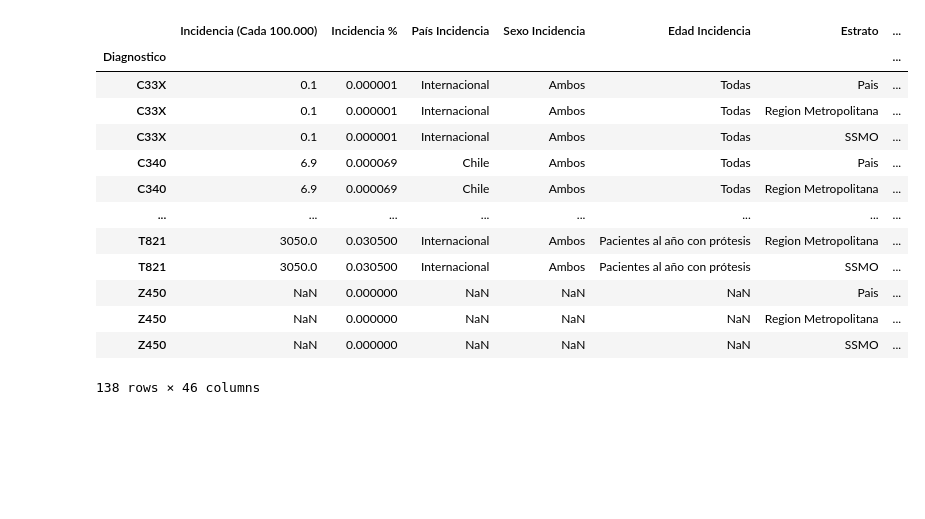
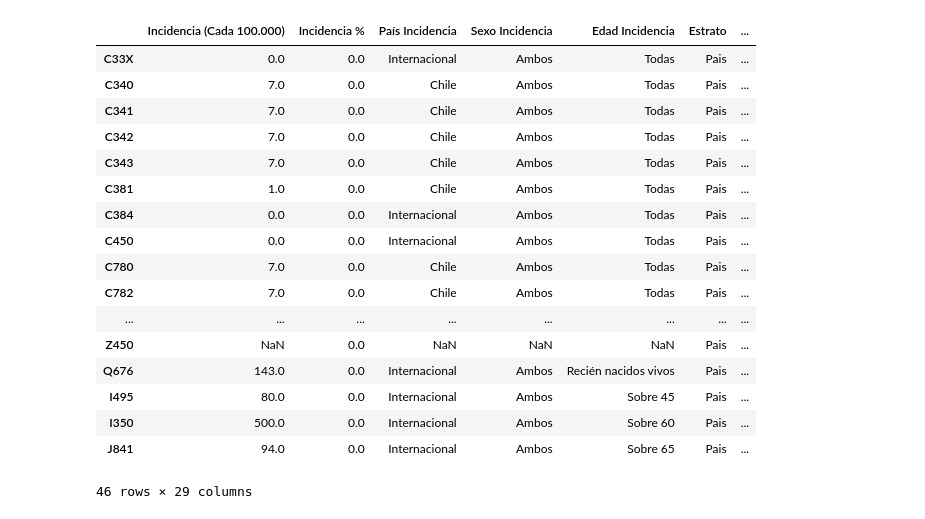
Before and after one commit to JavierRojas14/proyeccion-int, a Jupyter notebook: notebooks/3.0-jrb-forecasting-with-theoretical-demand.ipynb, the cells around one changed output. Cells and saved outputs as stored; diff of their text form; code cells hidden in the pictures; blank space fills up the shorter version.

Commit message:
Filtra periodos de analisis egresos pais e int

```diff
--- a/notebooks/3.0-jrb-forecasting-with-theoretical-demand.ipynb
+++ b/notebooks/3.0-jrb-forecasting-with-theoretical-demand.ipynb
@@ -22,6 +22,7 @@ plt.rcParams["figure.figsize"] = (12, 6)
 # %%
 poblacion_teorica = pd.read_excel("../data/processed/proyeccion_problemas_de_salud.xlsx")
 poblacion_teorica["Diagnostico"] = poblacion_teorica.Diagnostico.str.split().str[0]
+poblacion_teorica = poblacion_teorica.query("Estrato == 'Pais'")
 DIAGS_RELEVANTES = poblacion_teorica.Diagnostico.unique()
 poblacion_teorica = poblacion_teorica.set_index("Diagnostico")
 # %%
@@ -44,6 +46,7 @@ egresos_pais = pd.read_csv(
 )
 
 egresos_pais = egresos_pais[egresos_pais["DIAG1"].isin(DIAGS_RELEVANTES)]
+egresos_pais = egresos_pais.query("ANO_EGRESO >= 2017")
 # %%
 tabla_dinamica_egresos_pais = pd.pivot_table(
     egresos_pais,
@@ -52,7 +55,6 @@ tabla_dinamica_egresos_pais = pd.pivot_table(
     values=["n_egresos"],
     aggfunc="sum",
     fill_value=0,
-    margins=True,
 )
 
 tabla_dinamica_egresos_int = pd.pivot_table(
@@ -62,7 +64,6 @@ tabla_dinamica_egresos_int = pd.pivot_table(
     values=["n_egresos"],
     aggfunc="sum",
     fill_value=0,
-    margins=True,
 )
 # %%
 tabla_dinamica_egresos_pais.columns = tabla_dinamica_egresos_pais.columns.droplevel(0)
@@ -70,23 +71,27 @@ tabla_dinamica_egresos_int.columns = tabla_dinamica_egresos_int.columns.dropleve
 # %%
 poblacion_teorica.merge(
     tabla_dinamica_egresos_pais,
     how="inner",
     left_index=True,
     right_index=True,
     suffixes=("_teoricos", "_egresos_pais"),
-)
+).round(0)
 # %% [output]
 |  | Incidencia (Cada 100.000) | Incidencia % | País Incidencia | Sexo Incidencia | Edad Incidencia | Estrato | ... |
-| Diagnostico |  |  |  |  |  |  | ... |
-| C33X | 0.1 | 0.000001 | Internacional | Ambos | Todas | Pais | ... |
-| C33X | 0.1 | 0.000001 | Internacional | Ambos | Todas | Region Metropolitana | ... |
-| C33X | 0.1 | 0.000001 | Internacional | Ambos | Todas | SSMO | ... |
-| C340 | 6.9 | 0.000069 | Chile | Ambos | Todas | Pais | ... |
-| C340 | 6.9 | 0.000069 | Chile | Ambos | Todas | Region Metropolitana | ... |
+| C33X | 0.0 | 0.0 | Internacional | Ambos | Todas | Pais | ... |
+| C340 | 7.0 | 0.0 | Chile | Ambos | Todas | Pais | ... |
+| C341 | 7.0 | 0.0 | Chile | Ambos | Todas | Pais | ... |
+| C342 | 7.0 | 0.0 | Chile | Ambos | Todas | Pais | ... |
+| C343 | 7.0 | 0.0 | Chile | Ambos | Todas | Pais | ... |
+| C381 | 1.0 | 0.0 | Chile | Ambos | Todas | Pais | ... |
+| C384 | 0.0 | 0.0 | Internacional | Ambos | Todas | Pais | ... |
+| C450 | 0.0 | 0.0 | Internacional | Ambos | Todas | Pais | ... |
+| C780 | 7.0 | 0.0 | Chile | Ambos | Todas | Pais | ... |
+| C782 | 7.0 | 0.0 | Chile | Ambos | Todas | Pais | ... |
 | ... | ... | ... | ... | ... | ... | ... | ... |
-| T821 | 3050.0 | 0.030500 | Internacional | Ambos | Pacientes al año con prótesis | Region Metropolitana | ... |
-| T821 | 3050.0 | 0.030500 | Internacional | Ambos | Pacientes al año con prótesis | SSMO | ... |
-| Z450 | NaN | 0.000000 | NaN | NaN | NaN | Pais | ... |
-| Z450 | NaN | 0.000000 | NaN | NaN | NaN | Region Metropolitana | ... |
-| Z450 | NaN | 0.000000 | NaN | NaN | NaN | SSMO | ... |
+| Z450 | NaN | 0.0 | NaN | NaN | NaN | Pais | ... |
+| Q676 | 143.0 | 0.0 | Internacional | Ambos | Recién nacidos vivos | Pais | ... |
+| I495 | 80.0 | 0.0 | Internacional | Ambos | Sobre 45 | Pais | ... |
+| I350 | 500.0 | 0.0 | Internacional | Ambos | Sobre 60 | Pais | ... |
+| J841 | 94.0 | 0.0 | Internacional | Ambos | Sobre 65 | Pais | ... |
-138 rows × 46 columns
+46 rows × 29 columns
```
Also changed, not shown: parts of 1 cell of this notebook.
